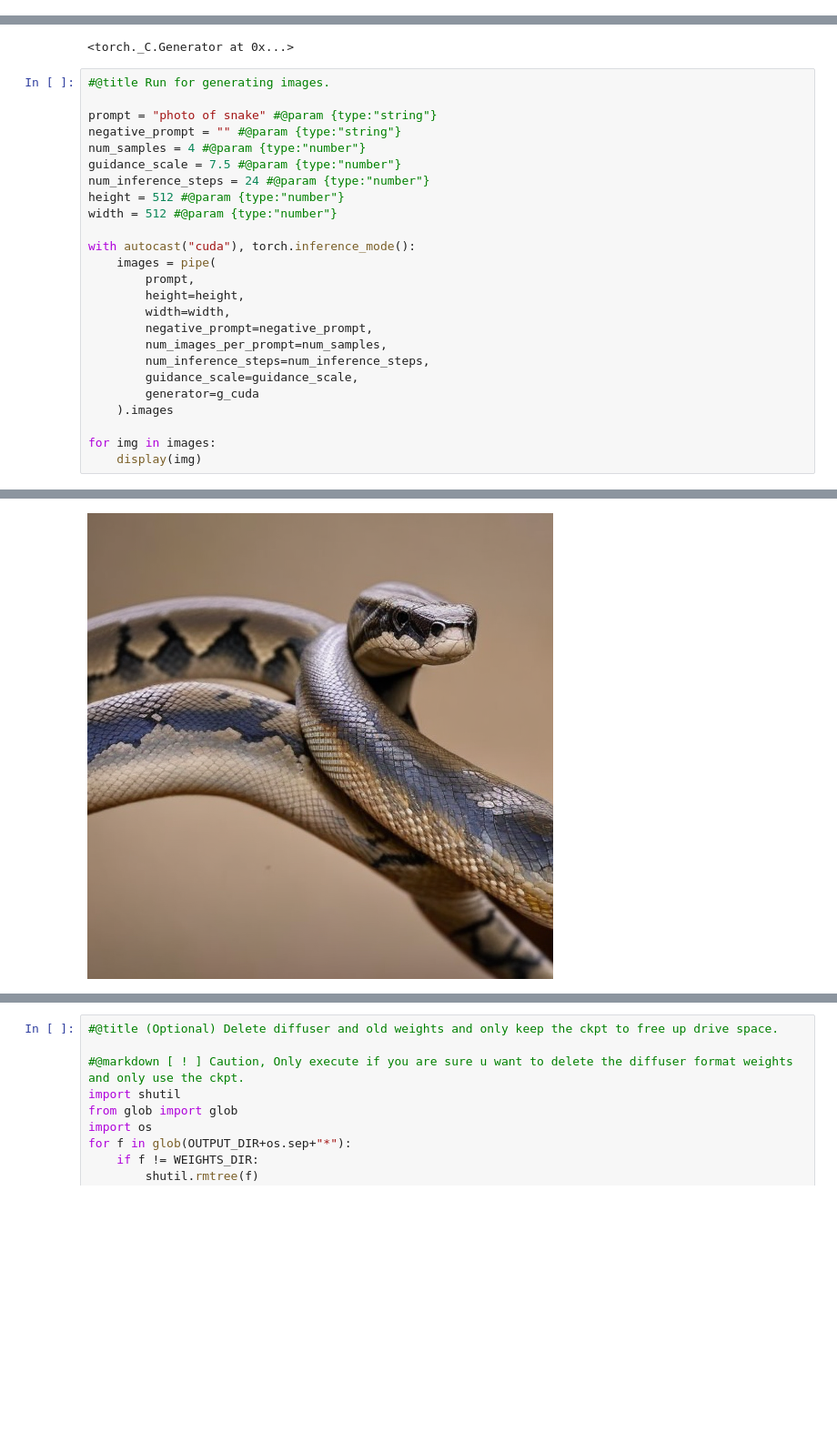
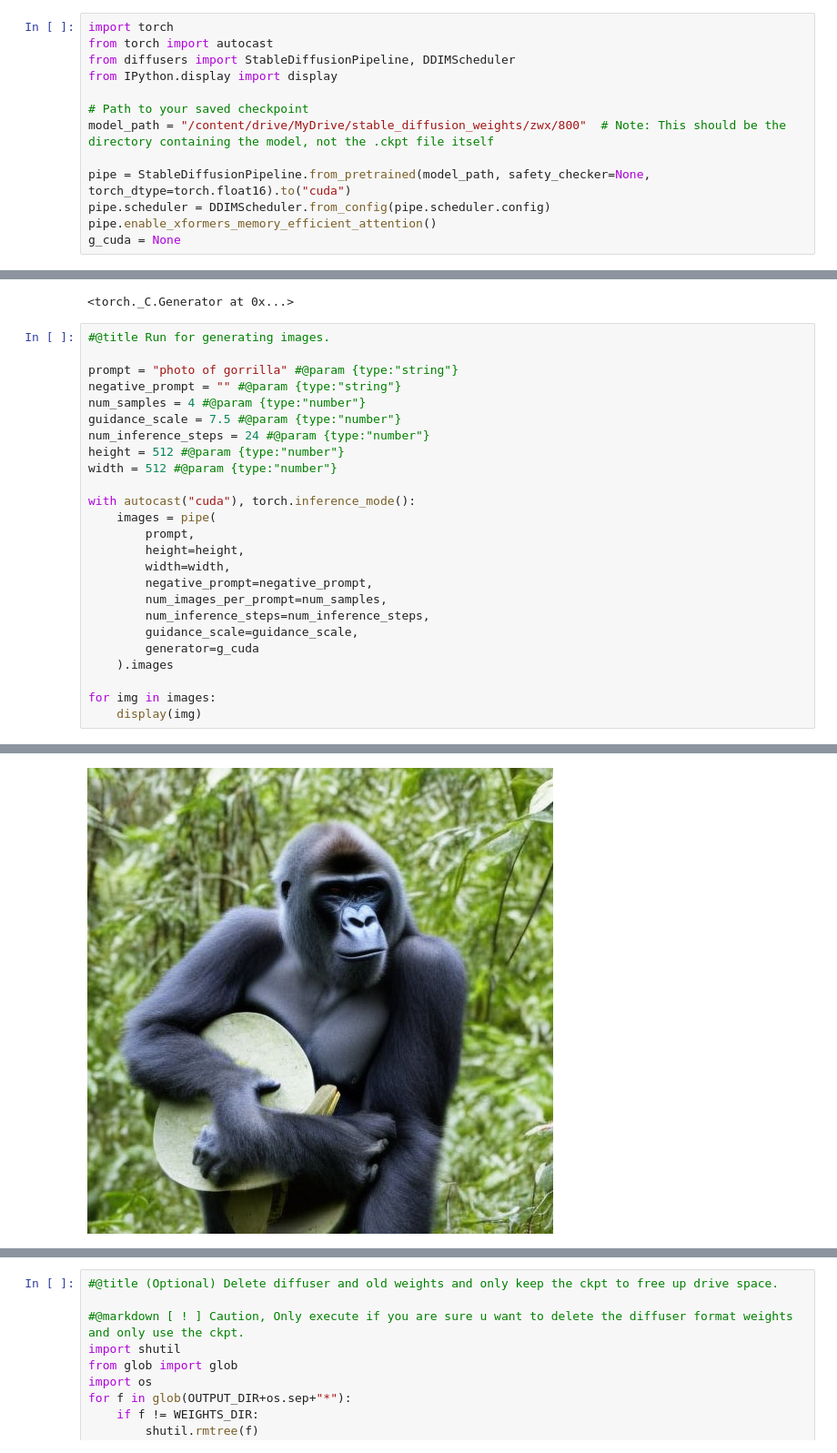
Before and after one commit to aljebraschool/Synthesizing_realistic_wildlife_images, a Jupyter notebook: DreamBooth_Stable_Diffusion.ipynb, the cells around one changed output, grey strips where cells are left out. Shown at 91% size. Drawn from its saved outputs; the diff is of its cells as text; blank space fills up the shorter version.

```diff
--- a/DreamBooth_Stable_Diffusion.ipynb
+++ b/DreamBooth_Stable_Diffusion.ipynb
@@ -362,0 +385,13 @@ print(f"[*] Converted ckpt saved at {ckpt_path}")
+# %%
+import torch
+from torch import autocast
+from diffusers import StableDiffusionPipeline, DDIMScheduler
+from IPython.display import display
+
+# Path to your saved checkpoint
+model_path = "/content/drive/MyDrive/stable_diffusion_weights/zwx/800"  # Note: This should be the directory containing the model, not the .ckpt file itself
+
+pipe = StableDiffusionPipeline.from_pretrained(model_path, safety_checker=None, torch_dtype=torch.float16).to("cuda")
+pipe.scheduler = DDIMScheduler.from_config(pipe.scheduler.config)
+pipe.enable_xformers_memory_efficient_attention()
+g_cuda = None
@@ -384,7 +421,7 @@ g_cuda.manual_seed(seed)
 # %%
 #@title Run for generating images.
 
-prompt = "photo of snake" #@param {type:"string"}
+prompt = "photo of gorrilla" #@param {type:"string"}
 negative_prompt = "" #@param {type:"string"}
 num_samples = 4 #@param {type:"number"}
 guidance_scale = 7.5 #@param {type:"number"}
@@ -413,4 +450,4 @@ for img in images:
-[figure, old version]
+[figure, new version]
 # %%
 #@markdown Run Gradio UI for generating images.
 import gradio as gr
```
Also changed, not shown: parts of 11 cells of this notebook.
